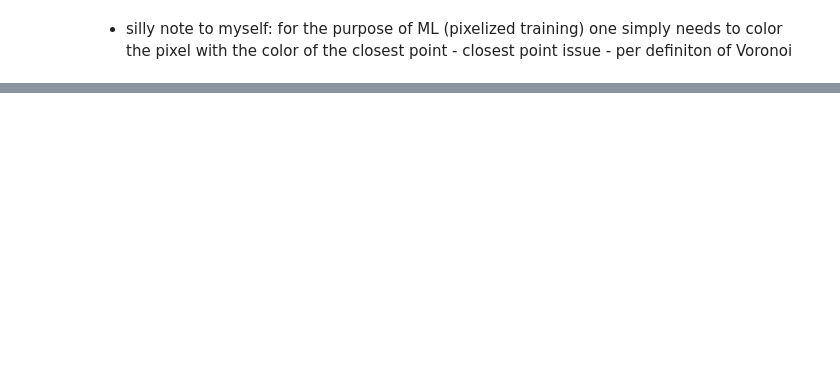
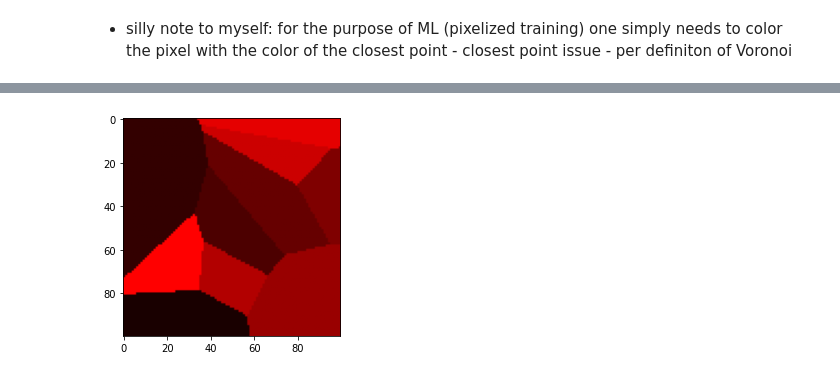
Before and after one commit to matplo/playground, a Jupyter notebook: voronoi_test.ipynb, the cells around one changed output, grey strips where cells are left out. Cells and saved outputs as stored; diff of their text form; code cells hidden in the pictures; blank space fills up the shorter version.

```diff
--- a/voronoi_test.ipynb
+++ b/voronoi_test.ipynb
@@ -124,0 +163,21 @@ plt.show()
+# %%
+import math
+for ix in range(100):
+    for iy in range(100):
+        _dmin = 1.e4
+        _dminxy = [-1,-1]
+        _dmincol = -1
+        for i,p in enumerate(points):
+            _d = math.sqrt(math.pow((p[0]-ix/100.), 2) + math.pow((p[1]-iy/100.),2))
+            if _d < _dmin:
+                _dmin = _d
+                _dminxy[0] = ix
+                _dminxy[1] = iy
+                _dmincol = cols[i]
+        imd3[ix][iy][0]=_dmincol
+        imd3[ix][iy][1]=0
+        imd3[ix][iy][2]=0
+# %%
+imgplot = plt.imshow(imd3)
+# %% [output]
+[figure, added]
```
Also changed, not shown: parts of 9 cells of this notebook.
